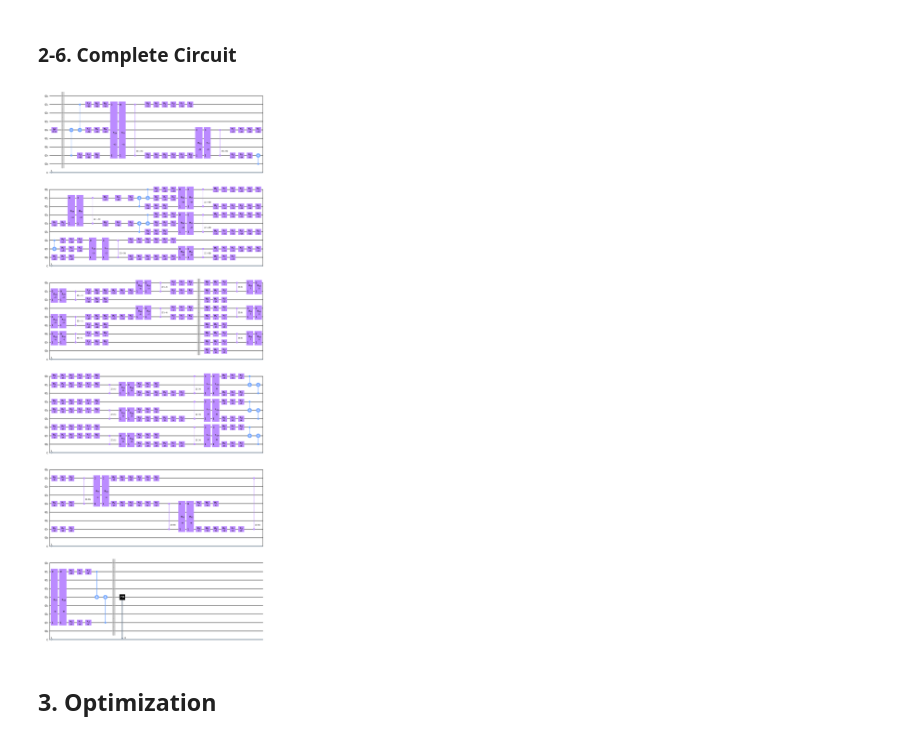
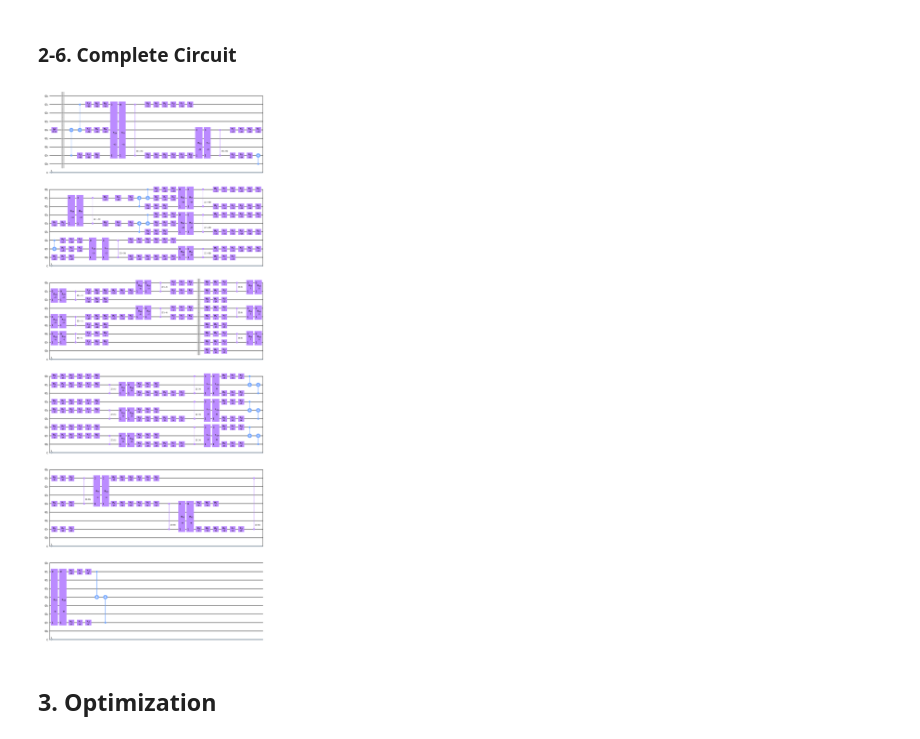
Before and after one commit to yunseo-kim/aeqis, a Jupyter notebook: qcnn_ae.ipynb, the cells around one changed output. Drawn from its saved outputs; the diff is of its cells as text; code cells hidden in the pictures.

```diff
--- a/qcnn_ae.ipynb
+++ b/qcnn_ae.ipynb
@@ -153,32 +148,31 @@ encoder(decoder(params, np.arange(0,9))).draw(output='mpl')
 # %%
 def qae(params, wires, input_state, error_qubit):  # need 90 parameters
   qc = QuantumCircuit(n_qubits, 1, name = 'Quantum Autoencoder')
   qc.append(input_state, [4])
   qc.barrier()
 
   dec = decoder(params, np.arange(0,9))
   qc.compose(encoder(dec), inplace=True)
 
   # Add noise
   # qc.barrier()
   # qc += noisemodel(error_qubit)
 
   qc.barrier()
   qc.compose(dec, inplace=True)
 
-  qc.barrier()
-  qc.measure(4,0)
+  #qc.barrier()
   #qc.measure(np.arange(0,9), np.arange(0,9))
 
   return qc
 
 params = np.arange(0, 90)
 wires = np.arange(0,9)
 initial_state = [0, 1]
 input_state = Initialize(initial_state)
 qae(params, wires, input_state, 1).draw(output='mpl')
 # %% [output]
-[figure, old version]
+[figure, new version]
 # %% [markdown]
 ## 3. Optimization
 # %% [markdown]
```
Also changed, not shown: parts of 6 cells of this notebook.
